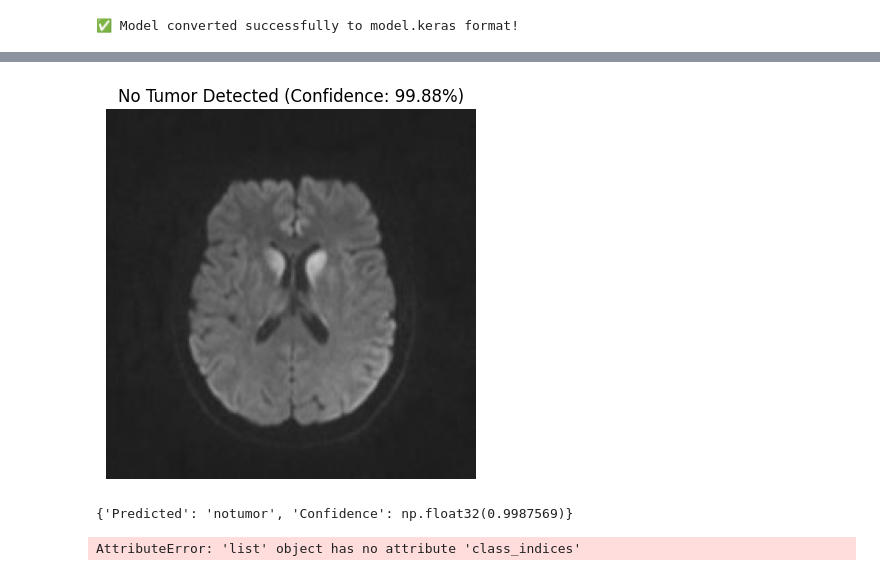
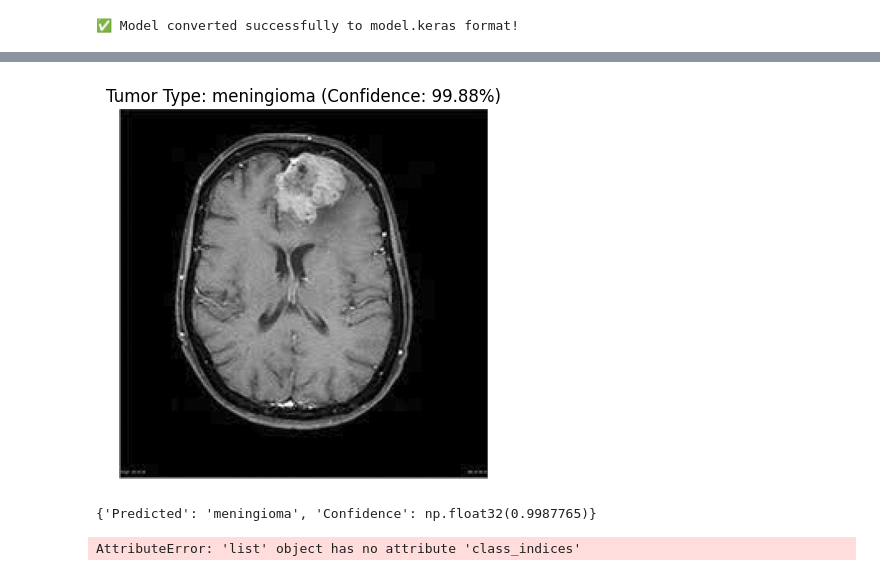
Before and after one commit to aditya90001/BRAIN_tumour_Detection, a Jupyter notebook: Untitled13.ipynb, the cells around one changed output, grey strips where cells are left out. Drawn from its saved outputs; the diff is of its cells as text; code cells hidden in the pictures.

```diff
--- a/Untitled13.ipynb
+++ b/Untitled13.ipynb
@@ -328,5 +327,5 @@ detect_and_display(image_path, model)
 # %%
 # Example usage
-image_path = '/content/drive/MyDrive/MRI Images/Testing/notumor/Te-noTr_0007.jpg'  # Provide the path to your new image
+image_path ='/content/41598_2023_41576_Fig1_HTML.jpg'  # Provide the path to your new image
 detect_and_display(image_path, model)
 # %% [output]
@@ -334,5 +333,5 @@ detect_and_display(image_path, model)
-[figure, old version]
+[figure, new version]
-{'Predicted': 'notumor', 'Confidence': np.float32(0.9987569)}
+{'Predicted': 'meningioma', 'Confidence': np.float32(0.9987765)}
 # %%
 print(test_labels.class_indices)
 # %% [output]
```
Also changed, not shown: parts of 7 cells of this notebook.
